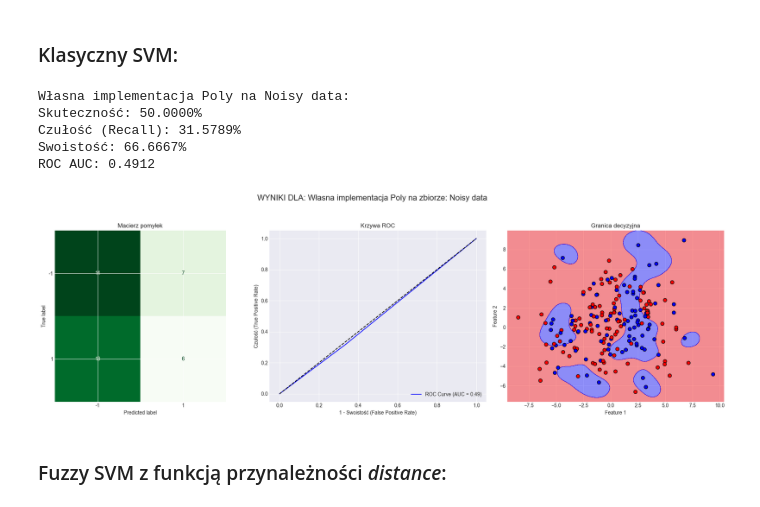
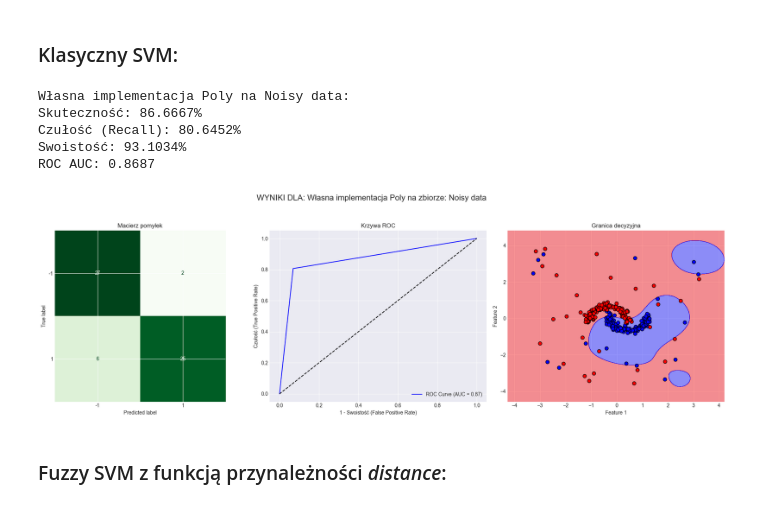
Before and after one commit to Jvsin/ai-studies, a Jupyter notebook: msi/lab4.ipynb, the cells around one changed output. Drawn from its saved outputs; the diff is of its cells as text; code cells hidden in the pictures.

```diff
--- a/msi/lab4.ipynb
+++ b/msi/lab4.ipynb
@@ -378,23 +392,23 @@ def evaluate_classifier(y_test, y_pred, X, y, model, classifier_name, dataset_na
 # %% [markdown]
 ### Klasyczny SVM:
 # %%
-X_generate, y_generate = generate_data(200, 2, 259195)
-X_gen_train, X_gen_test, y_gen_train, y_gen_test = train_test_split(X_generate, y_generate, test_size=0.2, random_state=259195)
+# X, y = generate_data(300, 2, 259195)
+X, y = generate_noisy_data(n_samples=300, outlier_fraction=0.15, noise=0.1, random_state=42)
+# X, y = generate_moons(300, random_state=42)
+X_train, X_test, y_train, y_test = train_test_split(X, y, test_size=0.2, random_state=42)
 
-X, y = generate_noisy_data(200, 2, noise_scale=3.0, random_state=42)
-X_train, X_test, y_train, y_test = train_test_split(X, y, test_size=0.2, random_state=42)
 
 svm = SVM(kernel='rbf')
 svm.fit(X_train, y_train)
 svm_pred = svm.predict(X_test)
 evaluate_classifier(y_test, svm_pred, X, y, svm, "Własna implementacja Poly", "Noisy data", [-1, 1])
 # %% [output]
 Własna implementacja Poly na Noisy data:
-Skuteczność: 50.0000%
-Czułość (Recall): 31.5789%
-Swoistość: 66.6667%
-ROC AUC: 0.4912
+Skuteczność: 86.6667%
+Czułość (Recall): 80.6452%
+Swoistość: 93.1034%
+ROC AUC: 0.8687
-[figure, old version]
+[figure, new version]
 # %% [markdown]
 ### Fuzzy SVM z funkcją przynależności *distance*:
 # %%
```
Also changed, not shown: parts of 8 cells of this notebook.
